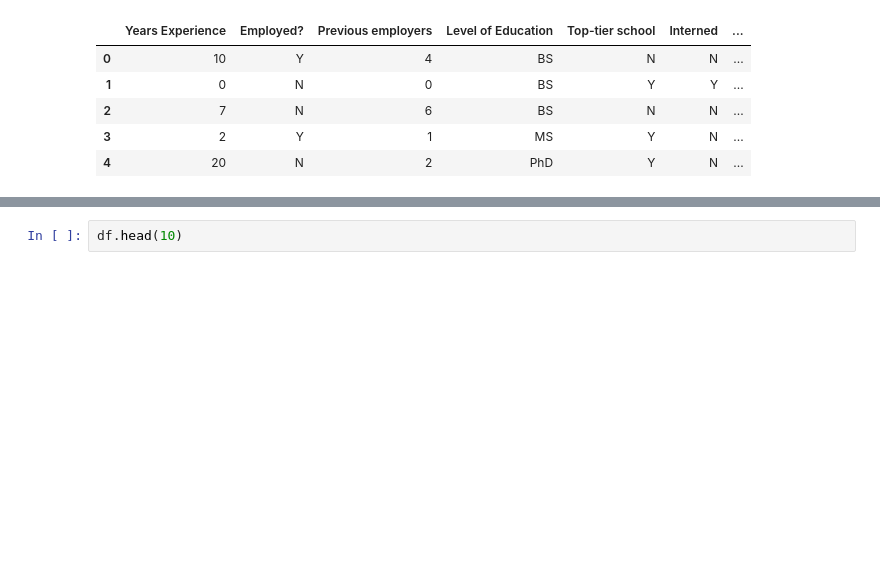
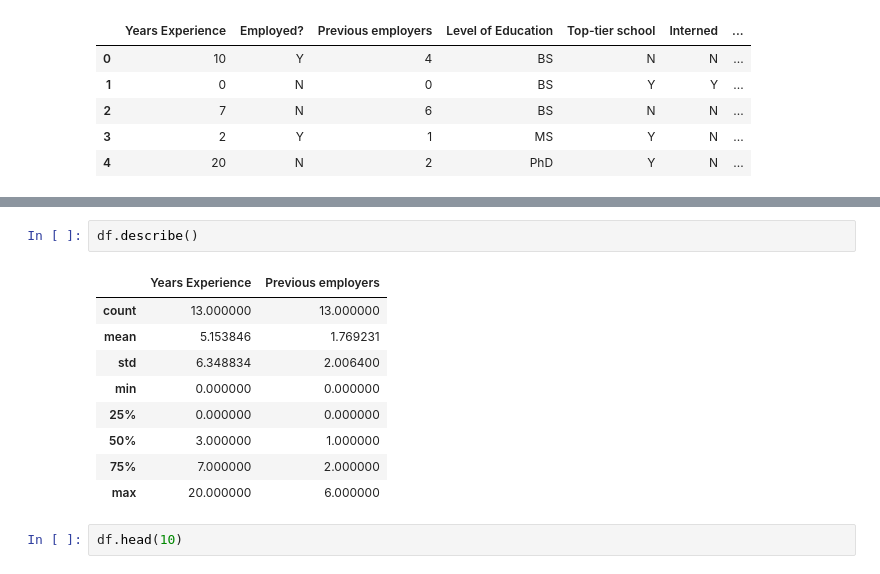
Before and after one commit to manidhar/MachineLearningLab, a Jupyter notebook: PythonBasics/Pandas Tutorial.ipynb, the cells around one changed output, grey strips where cells are left out. Cells and saved outputs as stored; diff of their text form; blank space fills up the shorter version.

```diff
--- a/PythonBasics/Pandas Tutorial.ipynb
+++ b/PythonBasics/Pandas Tutorial.ipynb
@@ -13,3 +28,15 @@ df.head()
+# %%
+df.describe()
+# %% [output]
+|  | Years Experience | Previous employers |
+| count | 13.000000 | 13.000000 |
+| mean | 5.153846 | 1.769231 |
+| std | 6.348834 | 2.006400 |
+| min | 0.000000 | 0.000000 |
+| 25% | 0.000000 | 0.000000 |
+| 50% | 3.000000 | 1.000000 |
+| 75% | 7.000000 | 2.000000 |
+| max | 20.000000 | 6.000000 |
 # %%
 df.head(10)
 # %% [output]
```
Also changed, not shown: parts of 1 cell of this notebook, 31 other files.
